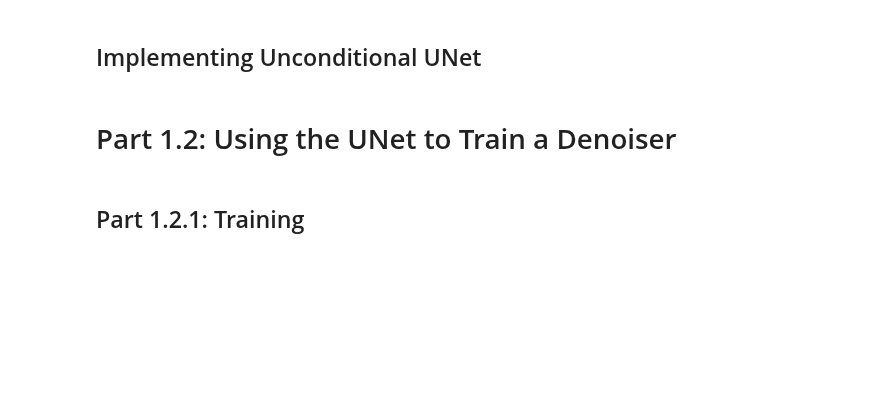
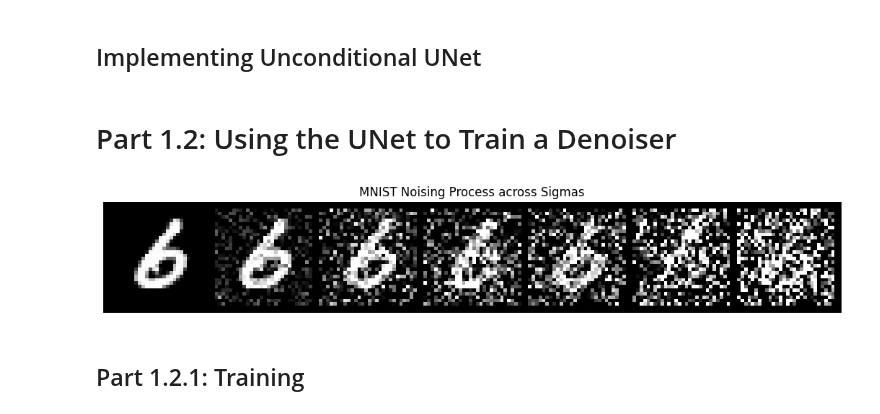
Before and after one commit to smen0n/smen0n.github.io, a Jupyter notebook: 3/partb.ipynb, the cells around one changed output. Saved outputs shown, nothing was run; the diff lists cells and outputs as text; code cells hidden in the pictures; blank space fills up the shorter version.

```diff
--- a/3/partb.ipynb
+++ b/3/partb.ipynb
@@ -300,3 +298,24 @@ class UnconditionalUNet(nn.Module):
+# %%
+# Visualize images at different noisy level
+# ===== your code here! ====
+# get a single clean image batch from the dataset
+clean_img, _ = next(iter(make_loader(batch_size=1, seed=SEED)))
+clean_img = clean_img.to(device)
+# the different sigma vals that the unet takes in
+sigmas = [0.0, 0.2, 0.4, 0.5, 0.6, 0.8, 1.0]
+# store the returned images after changes
+noisy_images = []
+for sigma in sigmas:
+    # add Gaussian noise: x_noisy = x + sigma * z
+    z = torch.randn_like(clean_img)
+    noisy_img = clean_img + sigma * z
+    noisy_images.append(noisy_img)
+# now stack all noisy versions into a single batch and plot
+noisy_batch = torch.cat(noisy_images, dim=0)
+show_grid(noisy_batch, title="MNIST Noising Process across Sigmas", filename="noising_process.png", nrow=len(sigmas))
+# ===== end of code ====
+# %% [output]
+[figure, added]
 # %% [markdown]
 ## Part 1.2.1: Training
 # %% [markdown]
```
Also changed, not shown: parts of 26 cells of this notebook.
